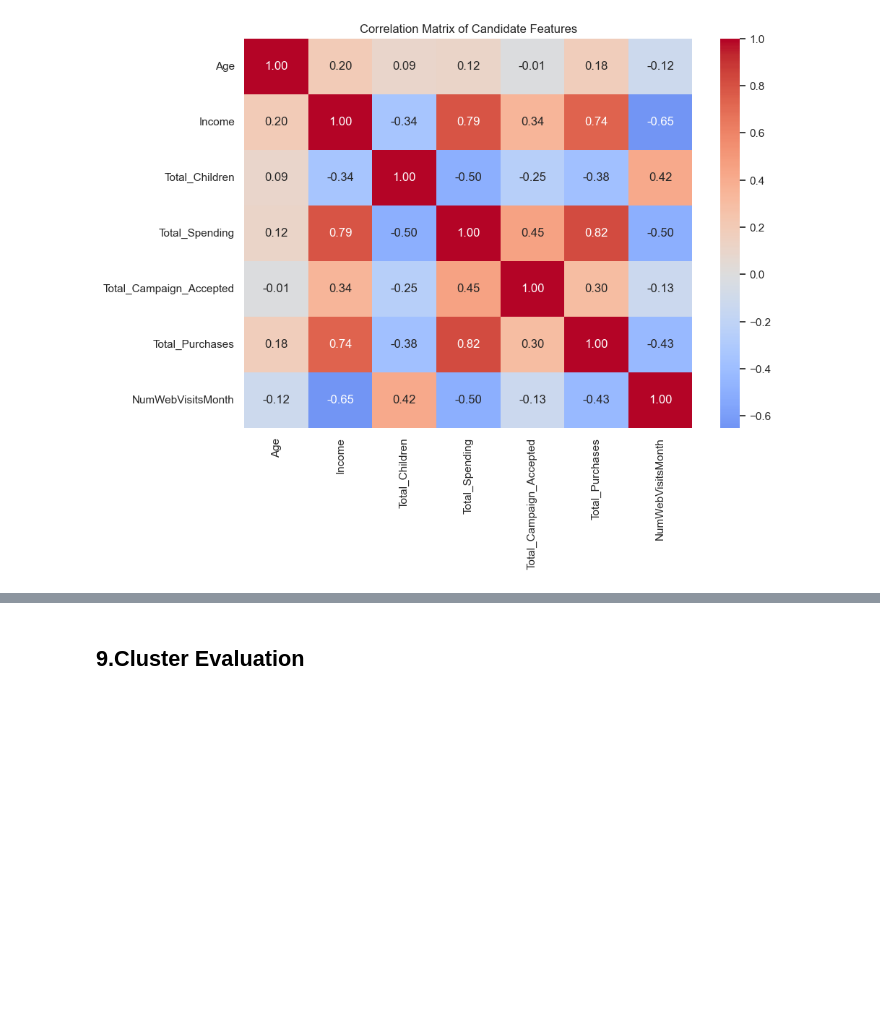
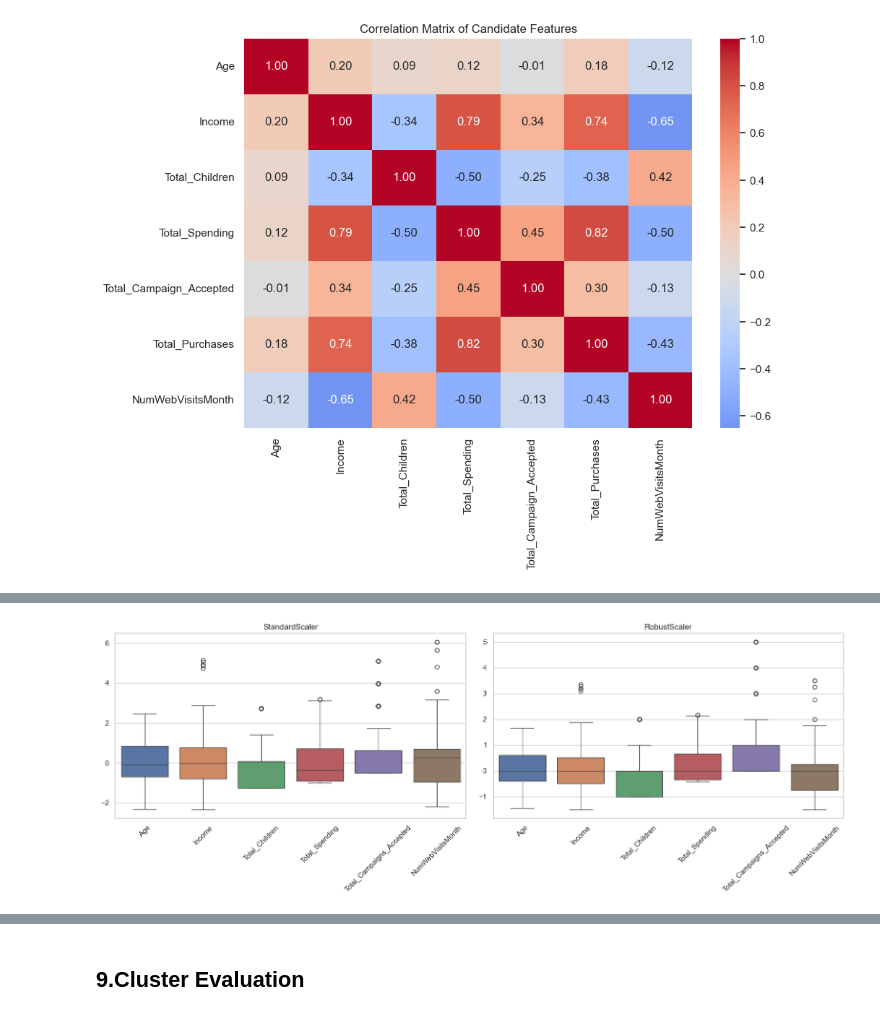
Before and after one commit to fridacarbajalordonez/customer-segmentation-kmeans, a Jupyter notebook: notebooks/customer_segmentation.ipynb, the cells around one changed output, grey strips where cells are left out. Cells and saved outputs as stored; diff of their text form; code cells hidden in the pictures; blank space fills up the shorter version.

Commit message:
Data lading

```diff
--- a/notebooks/customer_segmentation.ipynb
+++ b/notebooks/customer_segmentation.ipynb
@@ -1086,0 +1099,9 @@ plt.show()
+# %%
+final_features = [
+    "Age",
+    "Income",
+    "Total_Children",
+    "Total_Spending",
+    "Total_Campaigns_Accepted",
+    "NumWebVisitsMonth"
+]
@@ -1086,0 +1148,22 @@ plt.show()
+# %%
+# Aplying each method to final features
+
+standard_scaler = StandardScaler()
+robust_scaler = RobustScaler()
+
+X_standard = standard_scaler.fit_transform(
+    df_clean[final_features]
+)
+
+X_robust = robust_scaler.fit_transform(
+    df_clean[final_features]
+)
+# %%
+# Data Frame Transformation
+df_standard = pd.DataFrame( X_standard,
+    columns=final_features,
+    index=df_clean.index)
+
+df_robust = pd.DataFrame(  X_robust,
+    columns=final_features,
+    index=df_clean.index)
@@ -1086,0 +1194,15 @@ plt.show()
+# %%
+fig, axes = plt.subplots(1, 2, figsize=(16, 6))
+
+sns.boxplot(data=df_standard, ax=axes[0])
+axes[0].set_title("StandardScaler")
+axes[0].tick_params(axis="x", rotation=45)
+
+sns.boxplot(data=df_robust, ax=axes[1])
+axes[1].set_title("RobustScaler")
+axes[1].tick_params(axis="x", rotation=45)
+
+plt.tight_layout()
+plt.show()
+# %% [output]
+[figure, added]
```
Also changed, not shown: parts of 16 cells of this notebook.
